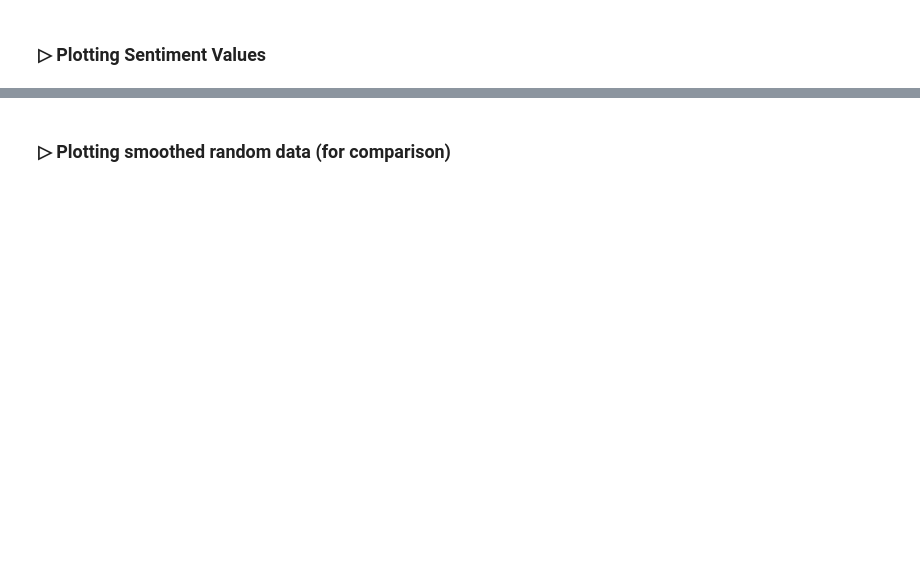
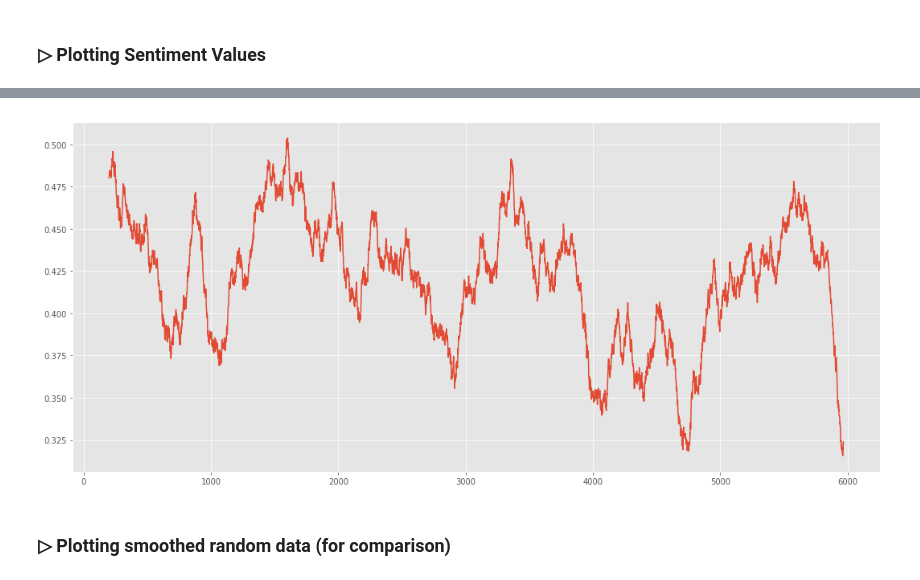
Before and after one commit to pcda17/pcda17.github.io, a Jupyter notebook: week-8_Stats-and-Visualization.ipynb, the cells around one changed output, grey strips where cells are left out. Saved outputs shown, nothing was run; the diff lists cells and outputs as text; code cells hidden in the pictures; blank space fills up the shorter version.

```diff
--- a/week-8_Stats-and-Visualization.ipynb
+++ b/week-8_Stats-and-Visualization.ipynb
@@ -70,6 +64,0 @@ print float1/float2 # divide
-# %%
-# String Manipulation
-## In which we split and reassemble a sentence.
-
-sentence="A green hunting cap squeezed the top of a fleshy balloon of a head."
-print sentence
@@ -448,9 +130,9 @@ print sentiment_score
 
 text="This sentence states a fact."
 
-blob = TextBlob(sanitize(text))
+blob = TextBlob(text)
 
 # result between -1 and +1
 sentiment_score=blob.sentiment.subjectivity  # <--
 
-print sentiment_score
+print(sentiment_score)
@@ -550,7 +285,7 @@ print austen_blob.sentences[min_sent_index]
 # These accept an optional second argument for smoothing level. Default is 200 windows.
 
 def plot_polarity(text_in,window=200):
-    blob = TextBlob(sanitize(text_in))
+    blob = TextBlob(text_in)
     sentiments=[sentence.sentiment.polarity for sentence in blob.sentences]
     sentiments_pd=pd.Series(sentiments)
     sentiments_smooth=sentiments_pd.rolling(window).mean()
@@ -558,7 +293,7 @@ def plot_polarity(text_in,window=200):
     plt.plot(sentiments_smooth)
 
 def plot_subjectivity(text_in,window=200):
-    blob = TextBlob(sanitize(text_in))
+    blob = TextBlob(text_in)
     sentiments=[sentence.sentiment.subjectivity for sentence in blob.sentences]
     sentiments_pd=pd.Series(sentiments)
     sentiments_smooth=sentiments_pd.rolling(window).mean()
@@ -591,14 +326,17 @@ plot_subjectivity(temp_string)
 # %%
 # Emma Subjectivity
 
-import urllib2
-url="http://www.gutenberg.org/cache/epub/158/pg158.txt"
-temp_string=urllib2.urlopen(url).read()
+from urllib.request import urlopen
+
+url="https://www.gutenberg.org/files/158/158-0.txt"
+temp_string = urlopen(url).read().decode('utf8')
 temp_string=temp_string.replace("\r"," ").replace("\n"," ").replace("  "," ")
 
 
 #plot_polarity(temp_string)
 plot_subjectivity(temp_string)
+# %% [output]
+[figure, added]
 # %%
 # Sense and Sensibility Subjectivity
 
```
Also changed, not shown: parts of 105 cells of this notebook.
